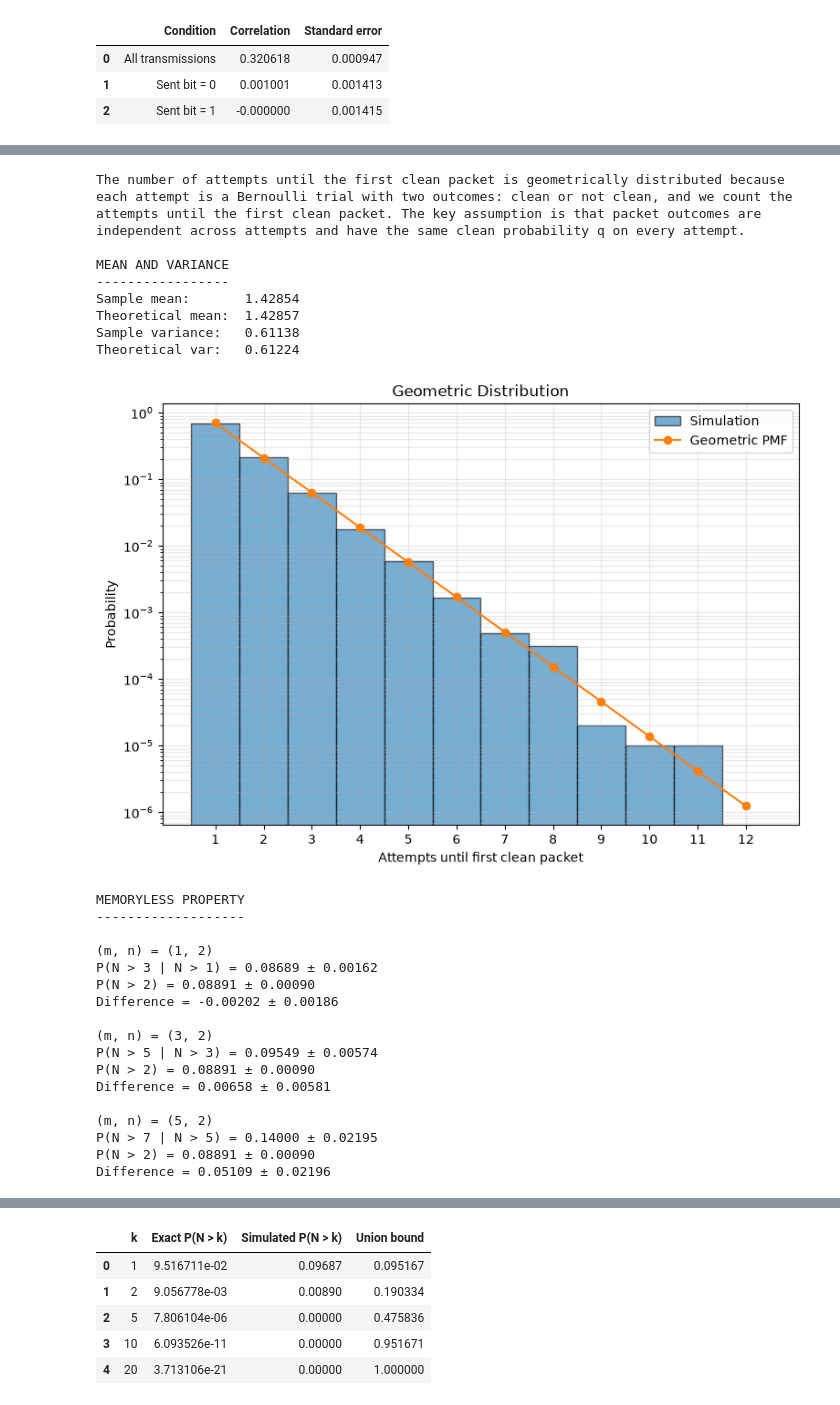
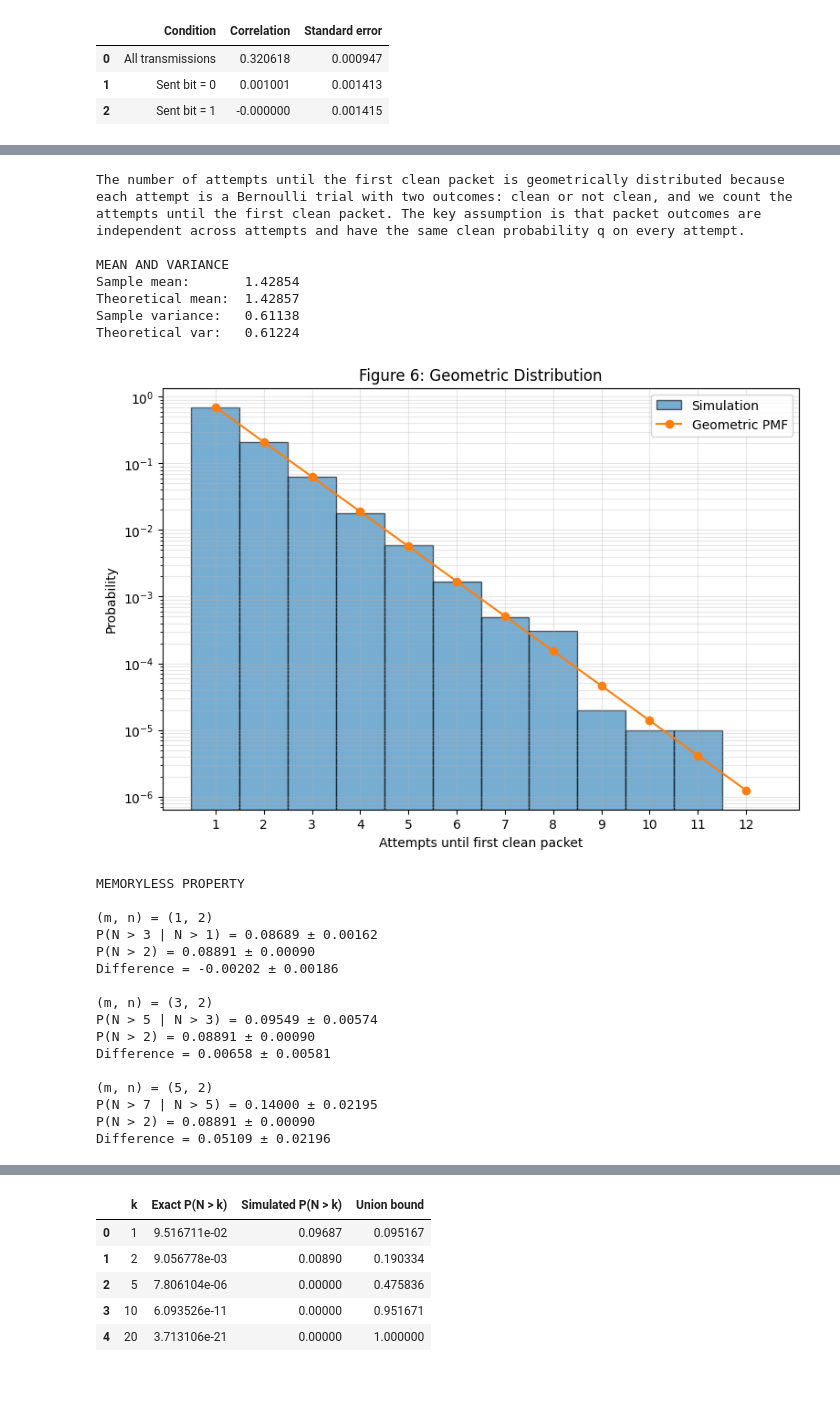
Before and after one commit to andrewechang/ece3715, a Jupyter notebook: mp1/mp1.ipynb, the cells around one changed output, grey strips where cells are left out. Saved outputs shown, nothing was run; the diff lists cells and outputs as text; code cells hidden in the pictures.

```diff
--- a/mp1/mp1.ipynb
+++ b/mp1/mp1.ipynb
@@ -566,7 +598,6 @@ theoretical_mean = 1 / q
 theoretical_variance = (1 - q) / q**2
 
 print("MEAN AND VARIANCE")
-print("-----------------")
 print(f"Sample mean:       {sample_mean:.5f}")
 print(f"Theoretical mean:  {theoretical_mean:.5f}")
 print(f"Sample variance:   {sample_variance:.5f}")
@@ -602,7 +633,7 @@ plt.plot(
 plt.yscale("log")
 plt.xlabel("Attempts until first clean packet")
 plt.ylabel("Probability")
-plt.title("Geometric Distribution")
+plt.title("Figure 6: Geometric Distribution")
 plt.xticks(n)
 plt.legend()
 plt.grid(True, which="both", alpha=0.3)
@@ -615,7 +646,6 @@ pairs = [(1, 2), (3, 2), (5, 2)]
 
 print()
 print("MEMORYLESS PROPERTY")
-print("-------------------")
 
 for m, n in pairs:
 
@@ -639,37 +669,35 @@ for m, n in pairs:
         se_cond**2 + se_uncond**2
     )
 
     print(f"\n(m, n) = ({m}, {n})")
 
     print(
         f"P(N > {m+n} | N > {m}) = "
         f"{p_cond:.5f} ± {se_cond:.5f}"
     )
 
     print(
         f"P(N > {n}) = "
         f"{p_uncond:.5f} ± {se_uncond:.5f}"
     )
 
     print(
         f"Difference = "
         f"{difference:.5f} ± {se_difference:.5f}"
     )
 # %% [output]
 The number of attempts until the first clean packet is geometrically distributed because
 each attempt is a Bernoulli trial with two outcomes: clean or not clean, and we count the
 attempts until the first clean packet. The key assumption is that packet outcomes are
 independent across attempts and have the same clean probability q on every attempt.
 
 MEAN AND VARIANCE
------------------
 Sample mean:       1.42854
 Theoretical mean:  1.42857
 Sample variance:   0.61138
 Theoretical var:   0.61224
-[figure, old version]
+[figure, new version]
 MEMORYLESS PROPERTY
--------------------
 
 (m, n) = (1, 2)
 P(N > 3 | N > 1) = 0.08689 ± 0.00162
```
Also changed, not shown: parts of 13 cells of this notebook.
